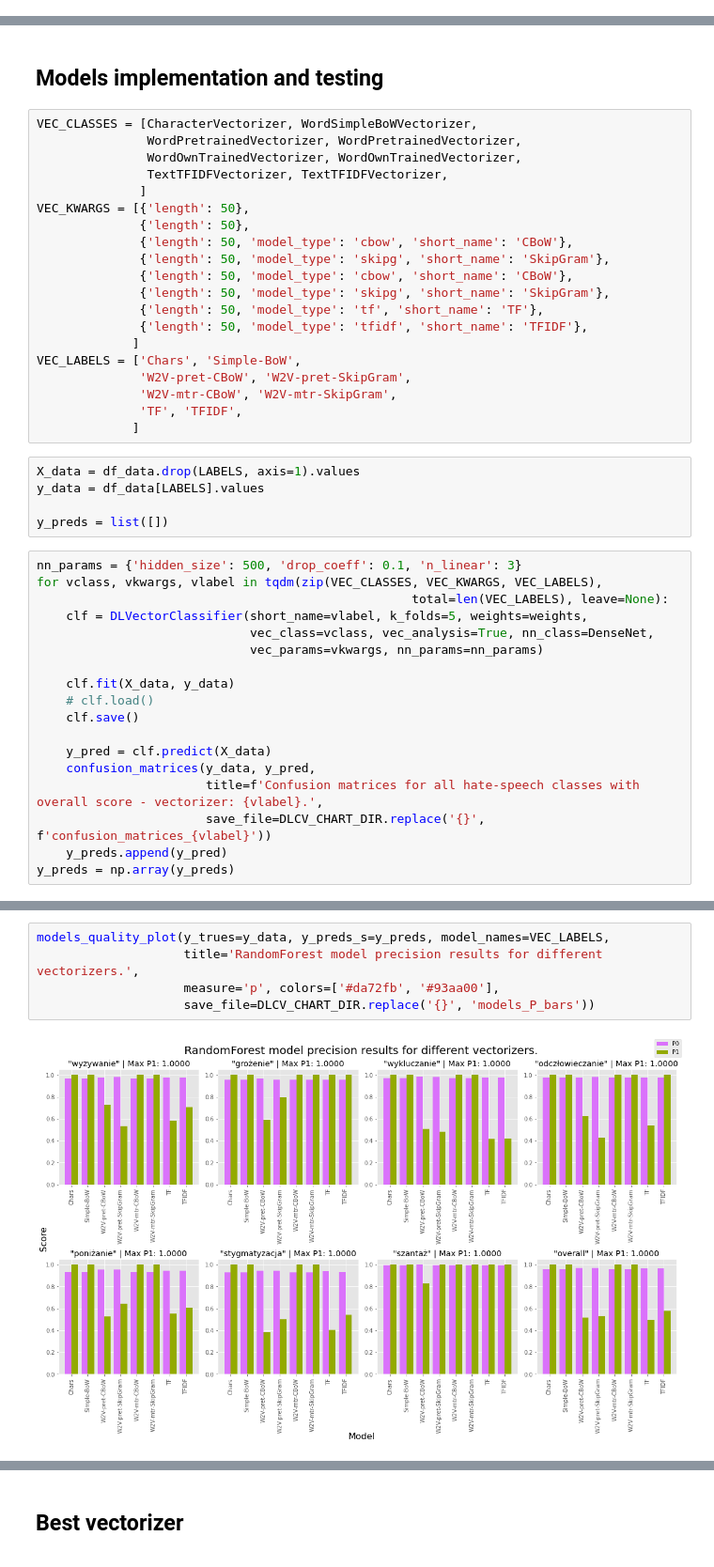
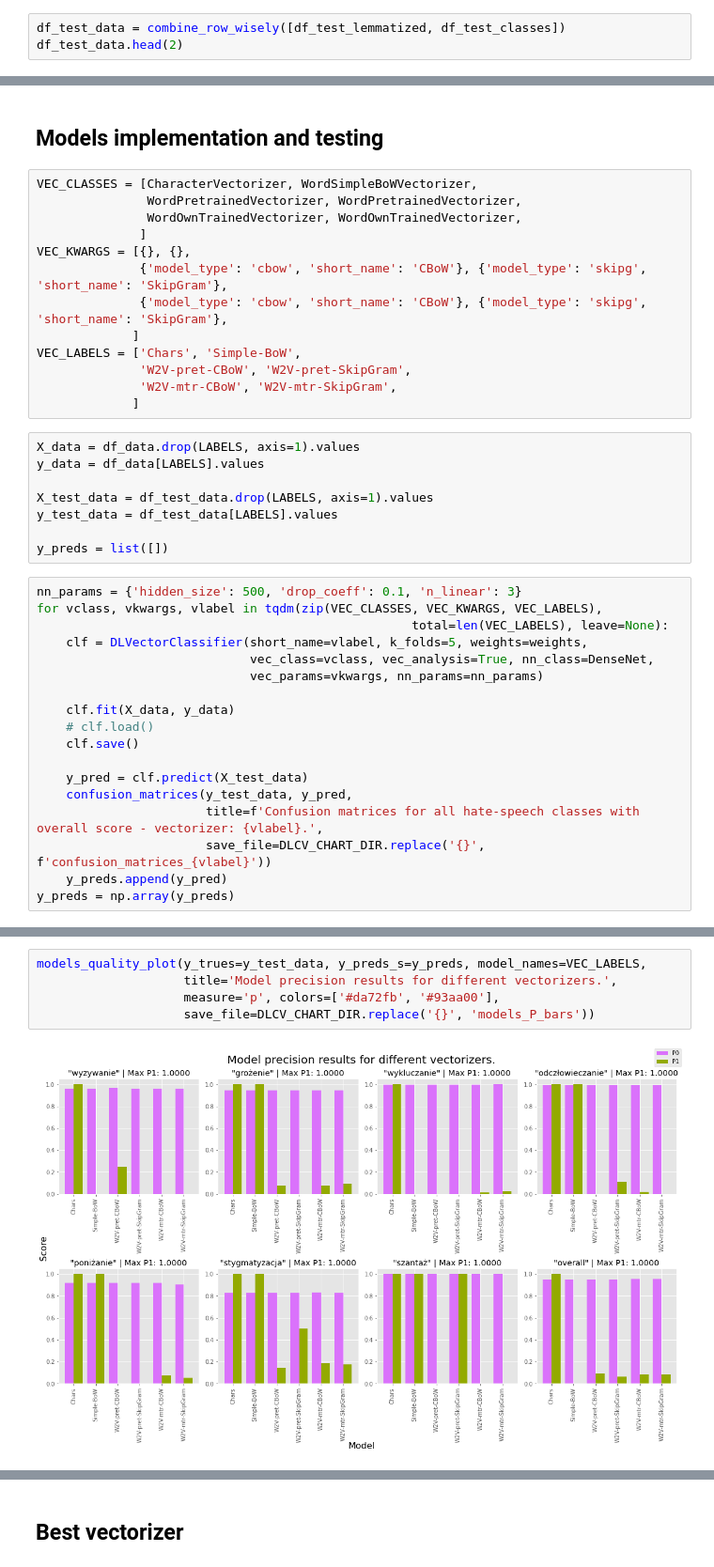
Before and after one commit to kaluzny1995/HSD2.0, a Jupyter notebook: 15a. DLCLassifierVectorizers (I).ipynb, the cells around one changed output, grey strips where cells are left out. Shown at 94% size. Saved outputs shown, nothing was run; the diff lists cells and outputs as text.

```diff
--- a/15a. DLCLassifierVectorizers (I).ipynb
+++ b/15a. DLCLassifierVectorizers (I).ipynb
@@ -68,0 +91,3 @@ df_data.head(2)
+# %%
+df_test_data = combine_row_wisely([df_test_lemmatized, df_test_classes])
+df_test_data.head(2)
@@ -80,26 +109,22 @@ array([1.96630992, 1.95459439, 1.9713761 , 1.9734659 , 1.9341397 ,
 VEC_CLASSES = [CharacterVectorizer, WordSimpleBoWVectorizer,
                WordPretrainedVectorizer, WordPretrainedVectorizer,
                WordOwnTrainedVectorizer, WordOwnTrainedVectorizer,
-               TextTFIDFVectorizer, TextTFIDFVectorizer,
               ]
-VEC_KWARGS = [{'length': 50},
-              {'length': 50},
-              {'length': 50, 'model_type': 'cbow', 'short_name': 'CBoW'},
-              {'length': 50, 'model_type': 'skipg', 'short_name': 'SkipGram'},
-              {'length': 50, 'model_type': 'cbow', 'short_name': 'CBoW'},
-              {'length': 50, 'model_type': 'skipg', 'short_name': 'SkipGram'},
-              {'length': 50, 'model_type': 'tf', 'short_name': 'TF'},
-              {'length': 50, 'model_type': 'tfidf', 'short_name': 'TFIDF'},
+VEC_KWARGS = [{}, {},
+              {'model_type': 'cbow', 'short_name': 'CBoW'}, {'model_type': 'skipg', 'short_name': 'SkipGram'},
+              {'model_type': 'cbow', 'short_name': 'CBoW'}, {'model_type': 'skipg', 'short_name': 'SkipGram'},
              ]
 VEC_LABELS = ['Chars', 'Simple-BoW',
               'W2V-pret-CBoW', 'W2V-pret-SkipGram',
               'W2V-mtr-CBoW', 'W2V-mtr-SkipGram',
-              'TF', 'TFIDF',
              ]
 # %%
 X_data = df_data.drop(LABELS, axis=1).values
 y_data = df_data[LABELS].values
 
+X_test_data = df_test_data.drop(LABELS, axis=1).values
+y_test_data = df_test_data[LABELS].values
+
 y_preds = list([])
 # %%
 nn_params = {'hidden_size': 500, 'drop_coeff': 0.1, 'n_linear': 3}
@@ -113,8 +138,8 @@ for vclass, vkwargs, vlabel in tqdm(zip(VEC_CLASSES, VEC_KWARGS, VEC_LABELS),
     # clf.load()
     clf.save()
 
-    y_pred = clf.predict(X_data)
-    confusion_matrices(y_data, y_pred,
+    y_pred = clf.predict(X_test_data)
+    confusion_matrices(y_test_data, y_pred,
                        title=f'Confusion matrices for all hate-speech classes with overall score - vectorizer: {vlabel}.',
                        save_file=DLCV_CHART_DIR.replace('{}', f'confusion_matrices_{vlabel}'))
     y_preds.append(y_pred)
@@ -129,8 +154,8 @@ models_quality_plot(y_trues=y_data, y_preds_s=y_preds, model_names=VEC_LABELS,
 # %%
-models_quality_plot(y_trues=y_data, y_preds_s=y_preds, model_names=VEC_LABELS,
-                    title='RandomForest model precision results for different vectorizers.',
+models_quality_plot(y_trues=y_test_data, y_preds_s=y_preds, model_names=VEC_LABELS,
+                    title='Model precision results for different vectorizers.',
                     measure='p', colors=['#da72fb', '#93aa00'],
                     save_file=DLCV_CHART_DIR.replace('{}', 'models_P_bars'))
 # %% [output]
-[figure, old version]
+[figure, new version]
 # %%
```
Also changed, not shown: parts of 19 cells of this notebook, 26 other files.
